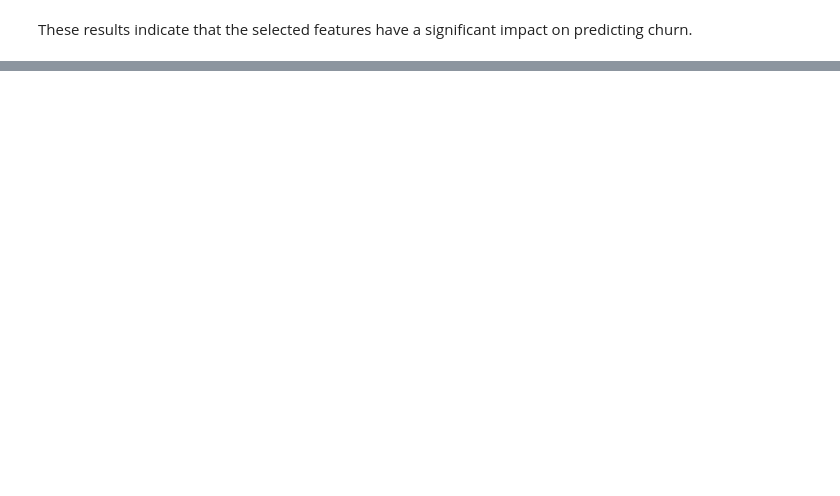
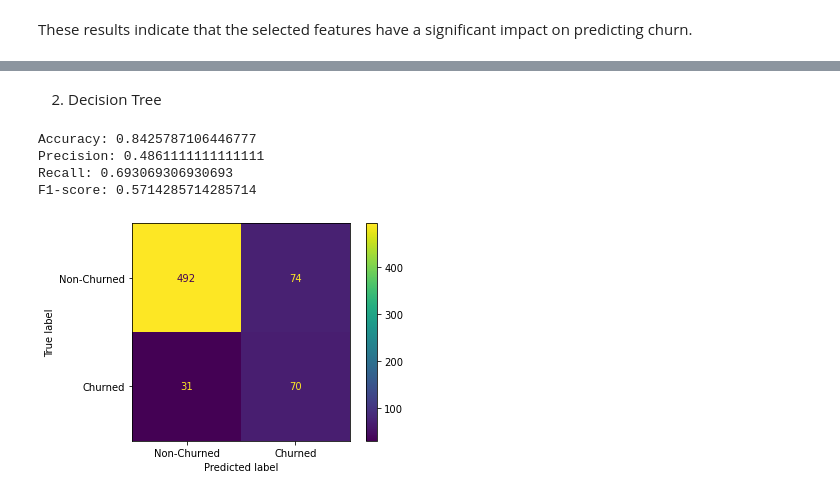
Before and after one commit to pauline-ndungu/SyriaTel-Customer-Churn-Prediction-Project, a Jupyter notebook: index.ipynb, the cells around one changed output, grey strips where cells are left out. Drawn from its saved outputs; the diff is of its cells as text; code cells hidden in the pictures; blank space fills up the shorter version.

```diff
--- a/index.ipynb
+++ b/index.ipynb
@@ -448,0 +420,7 @@ Further improvements may be needed to enhance the model's performance.
+# %%
+# Select the desired features
+selected_features = ['international plan', 'voice mail plan', 'number vmail messages', 'customer service calls']
+X_selected = X[selected_features]
+
+# Split the data into training and test sets
+X_train, X_test, y_train, y_test = train_test_split(X, y, test_size=0.2, random_state=42)
@@ -454,0 +442,5 @@ Therefore, the current model with selected features has shown improvement compar
+# %%
+# Create a logistic regression model
+baseline_model = LogisticRegression(random_state=42)
+# Train the model
+baseline_model.fit(X_train_scaled, y_train_resampled)
@@ -454,0 +455,4 @@ Therefore, the current model with selected features has shown improvement compar
+# %%
+# Instantiate and fit a DecisionTreeClassifier
+tree_clf = DecisionTreeClassifier(random_state=42)
+tree_clf.fit(X_train_scaled, y_train_resampled)
@@ -454,0 +461,3 @@ Therefore, the current model with selected features has shown improvement compar
+# %%
+# Make predictions on the test data
+y_pred_2 = tree_clf.predict(X_test_scaled)
@@ -454,0 +490,10 @@ Therefore, the current model with selected features has shown improvement compar
+# %% [markdown]
+2. Decision Tree
+# %%
+evaluate_model(y_test, y_pred_2)
+# %% [output]
+Accuracy: 0.8425787106446777
+Precision: 0.4861111111111111
+Recall: 0.693069306930693
+F1-score: 0.5714285714285714
+[figure, added]
```
Also changed, not shown: parts of 54 cells of this notebook.
